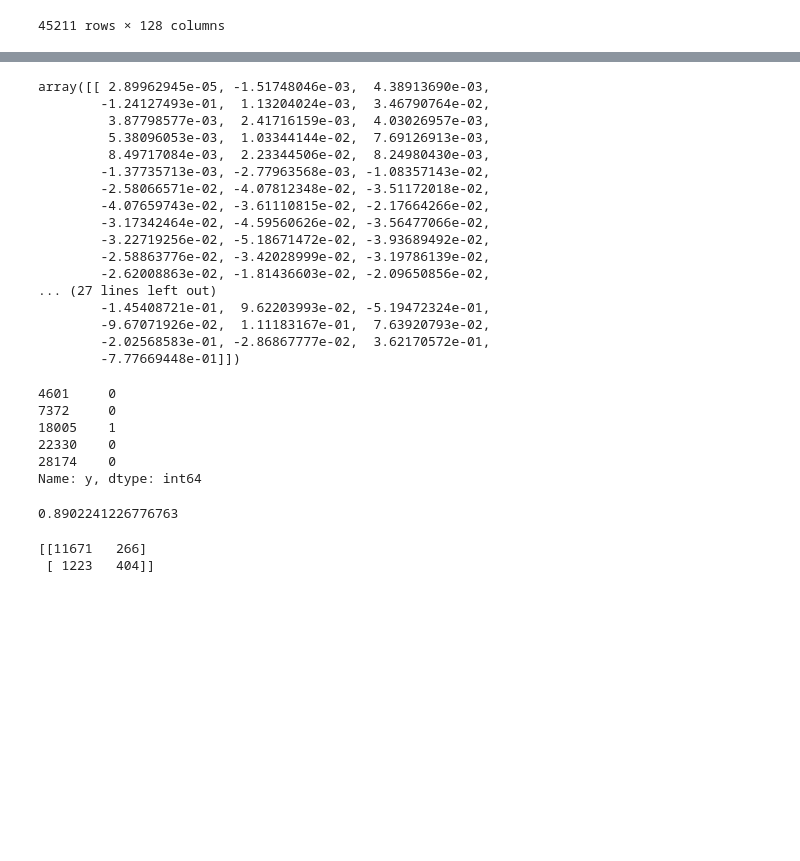
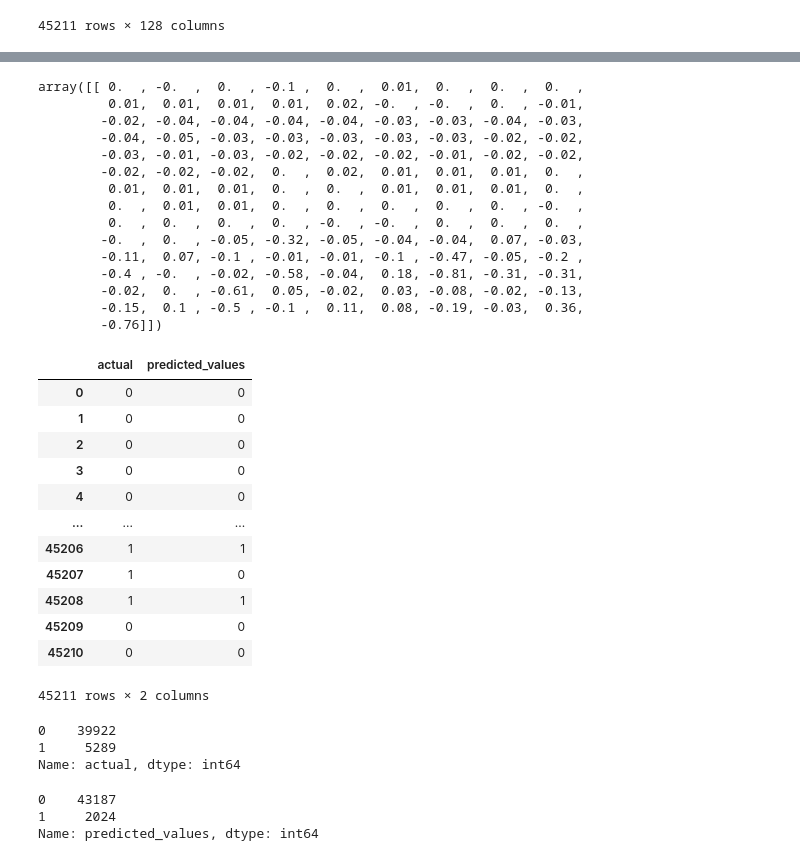
Before and after one commit to niranjankr18/Logistic-regression, a Jupyter notebook: logestic reggresion.18.bank.ipynb, the cells around one changed output, grey strips where cells are left out. Drawn from its saved outputs; the diff is of its cells as text; code cells hidden in the pictures; blank space fills up the shorter version.

```diff
--- a/logestic reggresion.18.bank.ipynb
+++ b/logestic reggresion.18.bank.ipynb
@@ -169,0 +146,3 @@ LogisticRegression()
+# %%
+model = LogisticRegression()
+model.fit(X,Y)
@@ -174,42 +155,52 @@ array([-0.6469773])
 # %%
-model.coef_
+np.round(model.coef_,2)
 # %% [output]
-array([[ 2.89962945e-05, -1.51748046e-03,  4.38913690e-03,
-        -1.24127493e-01,  1.13204024e-03,  3.46790764e-02,
-         3.87798577e-03,  2.41716159e-03,  4.03026957e-03,
-         5.38096053e-03,  1.03344144e-02,  7.69126913e-03,
-         8.49717084e-03,  2.23344506e-02,  8.24980430e-03,
-        -1.37735713e-03, -2.77963568e-03, -1.08357143e-02,
-        -2.58066571e-02, -4.07812348e-02, -3.51172018e-02,
-        -4.07659743e-02, -3.61110815e-02, -2.17664266e-02,
-        -3.17342464e-02, -4.59560626e-02, -3.56477066e-02,
-        -3.22719256e-02, -5.18671472e-02, -3.93689492e-02,
-        -2.58863776e-02, -3.42028999e-02, -3.19786139e-02,
-        -2.62008863e-02, -1.81436603e-02, -2.09650856e-02,
-... (27 lines left out)
-        -1.45408721e-01,  9.62203993e-02, -5.19472324e-01,
-        -9.67071926e-02,  1.11183167e-01,  7.63920793e-02,
-        -2.02568583e-01, -2.86867777e-02,  3.62170572e-01,
-        -7.77669448e-01]])
+array([[ 0.  , -0.  ,  0.  , -0.1 ,  0.  ,  0.01,  0.  ,  0.  ,  0.  ,
+         0.01,  0.01,  0.01,  0.01,  0.02, -0.  , -0.  ,  0.  , -0.01,
+        -0.02, -0.04, -0.04, -0.04, -0.04, -0.03, -0.03, -0.04, -0.03,
+        -0.04, -0.05, -0.03, -0.03, -0.03, -0.03, -0.03, -0.02, -0.02,
+        -0.03, -0.01, -0.03, -0.02, -0.02, -0.02, -0.01, -0.02, -0.02,
+        -0.02, -0.02, -0.02,  0.  ,  0.02,  0.01,  0.01,  0.01,  0.  ,
+         0.01,  0.01,  0.01,  0.  ,  0.  ,  0.01,  0.01,  0.01,  0.  ,
+         0.  ,  0.01,  0.01,  0.  ,  0.  ,  0.  ,  0.  ,  0.  , -0.  ,
+         0.  ,  0.  ,  0.  ,  0.  , -0.  , -0.  ,  0.  ,  0.  ,  0.  ,
+        -0.  ,  0.  , -0.05, -0.32, -0.05, -0.04, -0.04,  0.07, -0.03,
+        -0.11,  0.07, -0.1 , -0.01, -0.01, -0.1 , -0.47, -0.05, -0.2 ,
+        -0.4 , -0.  , -0.02, -0.58, -0.04,  0.18, -0.81, -0.31, -0.31,
+        -0.02,  0.  , -0.61,  0.05, -0.02,  0.03, -0.08, -0.02, -0.13,
+        -0.15,  0.1 , -0.5 , -0.1 ,  0.11,  0.08, -0.19, -0.03,  0.36,
+        -0.76]])
 # %%
-print(y_train.head())
+y_pred = model.predict(X)
-# %% [output]
-4601     0
-7372     0
-18005    1
-22330    0
-28174    0
-Name: y, dtype: int64
+# %%
+y_pred_df = pd.DataFrame({'actual':Y,
+                          'predicted_values':model.predict(X)})
 # %%
-pred=model.predict(x_test)
+y_pred_df
+# %% [output]
+|  | actual | predicted_values |
+| 0 | 0 | 0 |
+| 1 | 0 | 0 |
+| 2 | 0 | 0 |
+| 3 | 0 | 0 |
+| 4 | 0 | 0 |
+| ... | ... | ... |
+| 45206 | 1 | 1 |
+| 45207 | 1 | 0 |
+| 45208 | 1 | 1 |
+| 45209 | 0 | 0 |
+| 45210 | 0 | 0 |
+45211 rows × 2 columns
 # %%
-print(accuracy_score(y_test,pred))
+y_pred_df["actual"].value_counts()
 # %% [output]
-0.8902241226776763
+0    39922
+1     5289
+Name: actual, dtype: int64
 # %%
-from sklearn.metrics import confusion_matrix
-print(confusion_matrix(y_test,pred))
+y_pred_df["predicted_values"].value_counts()
 # %% [output]
-[[11671   266]
- [ 1223   404]]
+0    43187
+1     2024
+Name: predicted_values, dtype: int64
 # %%
```
Also changed, not shown: parts of 29 cells of this notebook.
